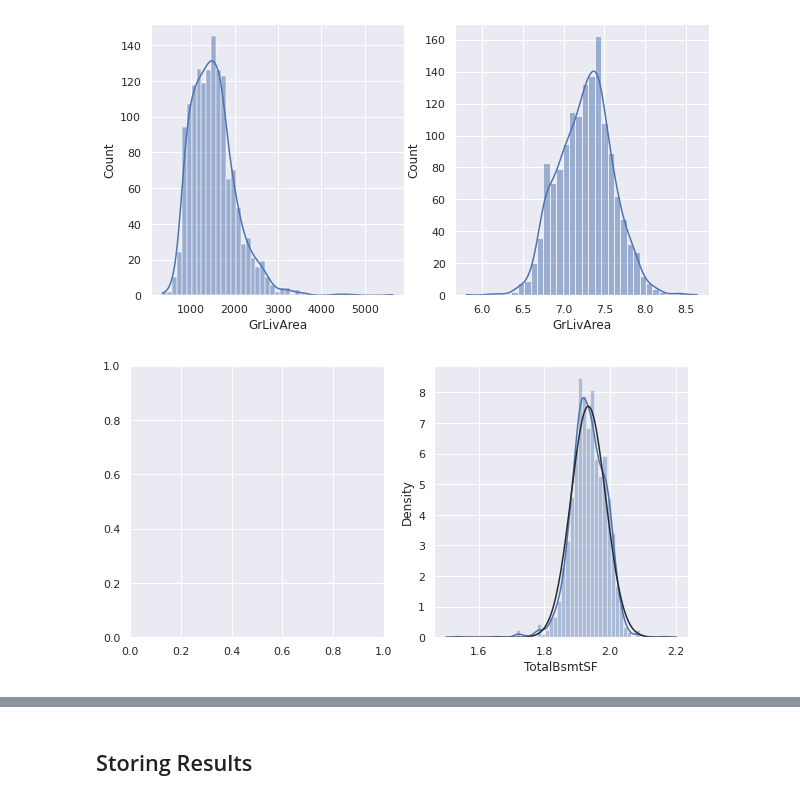
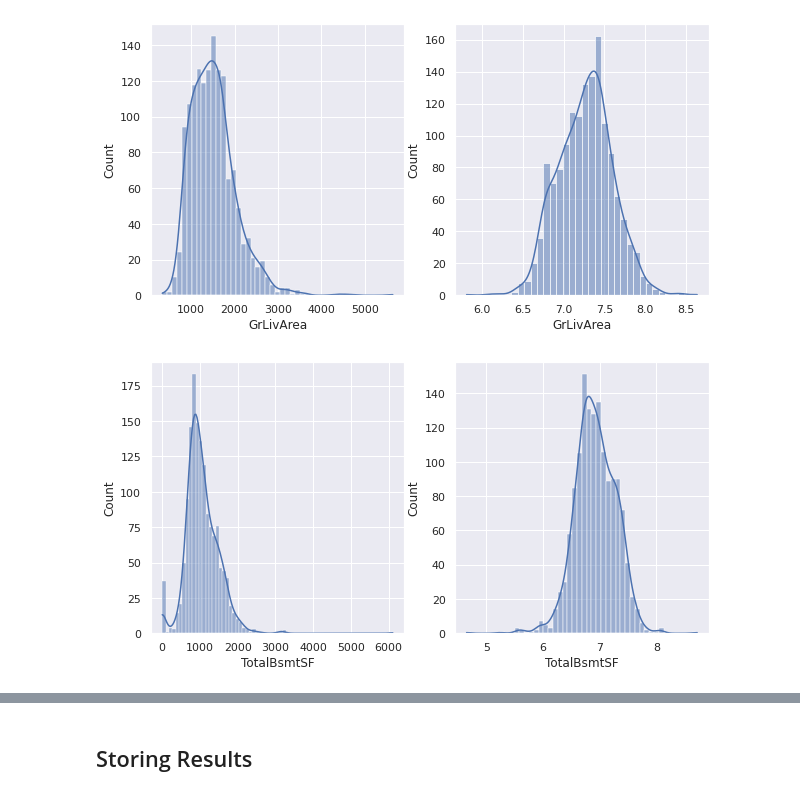
Before and after one commit to QazyBi/data-science-projects, a Jupyter notebook: house-prices/eda.ipynb, the cells around one changed output, grey strips where cells are left out. Drawn from its saved outputs; the diff is of its cells as text; code cells hidden in the pictures.

```diff
--- a/house-prices/eda.ipynb
+++ b/house-prices/eda.ipynb
@@ -168,17 +180,11 @@ sns.histplot(np.log(train['GrLivArea']), ax=ax2, kde=True);
 # %%
 # combination of histogram and kdeplot
 fig, (ax1, ax2) = plt.subplots(1, 2, figsize=(10, 5))
 
-# handle zeros
-train['HasBsmt'] = pd.Series(len(train['TotalBsmtSF']), index=train.index)
-train['HasBsmt'] = 0
-train.loc[train['TotalBsmtSF']>0,'HasBsmt'] = 1
 
-# train.loc[train['HasBsmt']==1,'TotalBsmtSF'] = np.log(train['TotalBsmtSF'])
+TotalBsmtSF_prev = train['TotalBsmtSF'].copy()
 
-# sns.distplot(train[train['TotalBsmtSF']>0]['TotalBsmtSF'], fit=norm);
-
-# sns.histplot(train['TotalBsmtSF'], ax=ax1, kde=True);
-# sns.histplot(np.log(train['TotalBsmtSF']), ax=ax2, kde=True);
+sns.histplot(TotalBsmtSF_prev, ax=ax1, kde=True);
+sns.histplot(np.log(train[train['TotalBsmtSF']>0]['TotalBsmtSF']), ax=ax2, kde=True);
 # %% [output]
-[figure, old version]
+[figure, new version]
```
Also changed, not shown: parts of 37 cells of this notebook.
